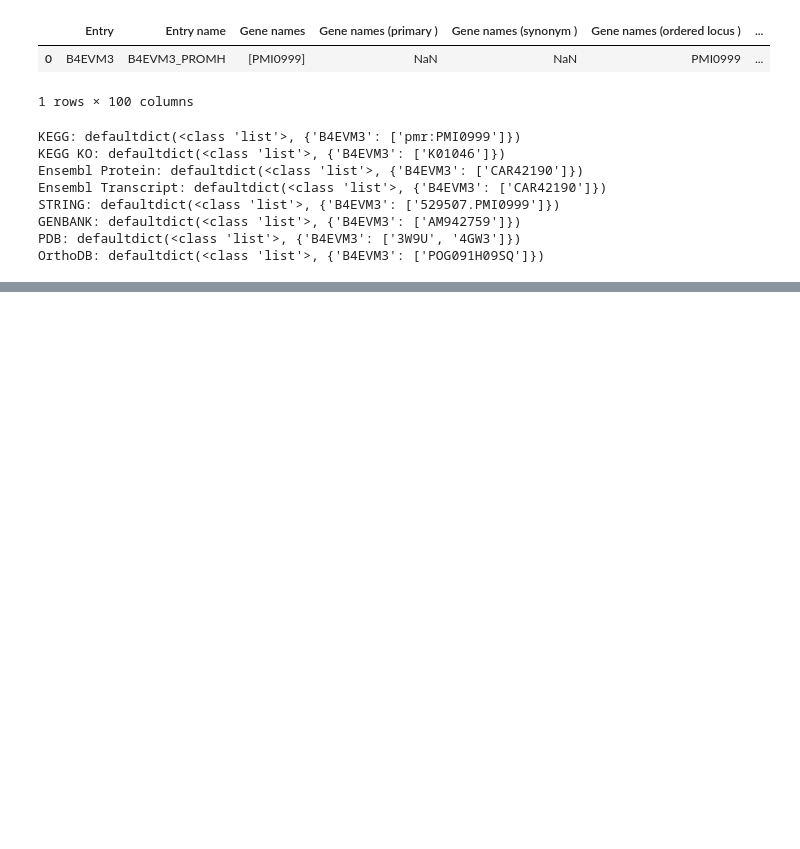
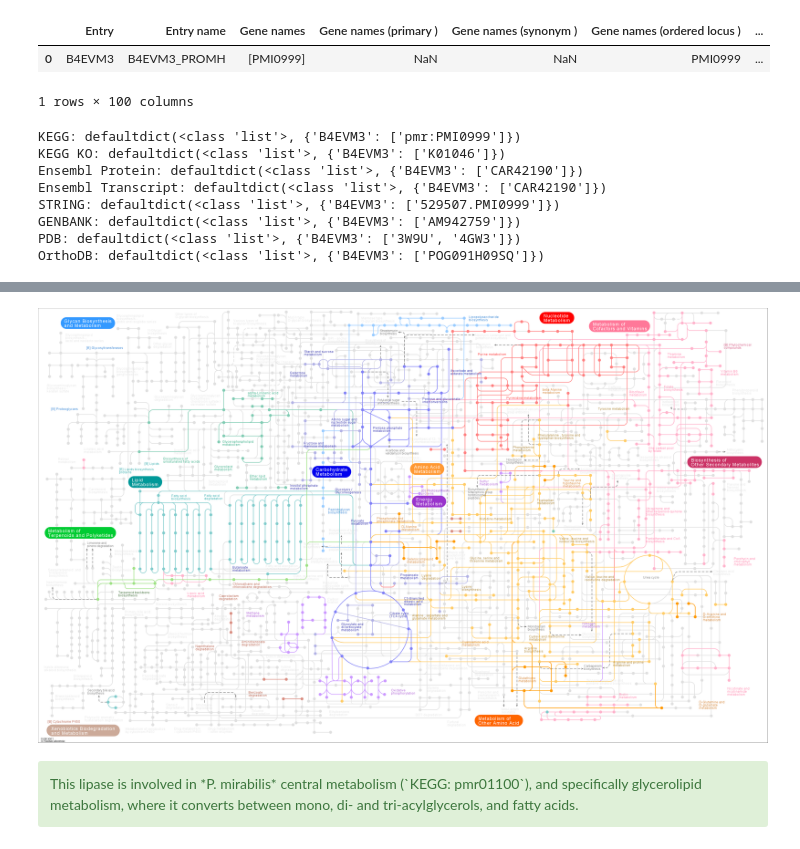
Before and after one commit to widdowquinn/2018-03-06-ibioic, a Jupyter notebook: 03-lipases/XX-runthrough.ipynb, the cells around one changed output, grey strips where cells are left out. Cells and saved outputs as stored; diff of their text form; code cells hidden in the pictures; blank space fills up the shorter version.

```diff
--- a/03-lipases/XX-runthrough.ipynb
+++ b/03-lipases/XX-runthrough.ipynb
@@ -553,0 +660,10 @@ The `PMI0999` accession corresponds to `UniProt` entry `B4EVM3`, an unreviewed p
+# %%
+# Get the image for each path
+pathway2img = REST.kegg_get("pmr01100", "image").read()
+Image(pathway2img)
+# %% [output]
+[figure, added]
+# %% [markdown]
+<div class="alert-success">
+This lipase is involved in *P. mirabilis* central metabolism (`KEGG: pmr01100`), and specifically glycerolipid metabolism, where it converts between mono, di- and tri-acylglycerols, and fatty acids.
+</div>
```
Also changed, not shown: parts of 21 cells of this notebook.
